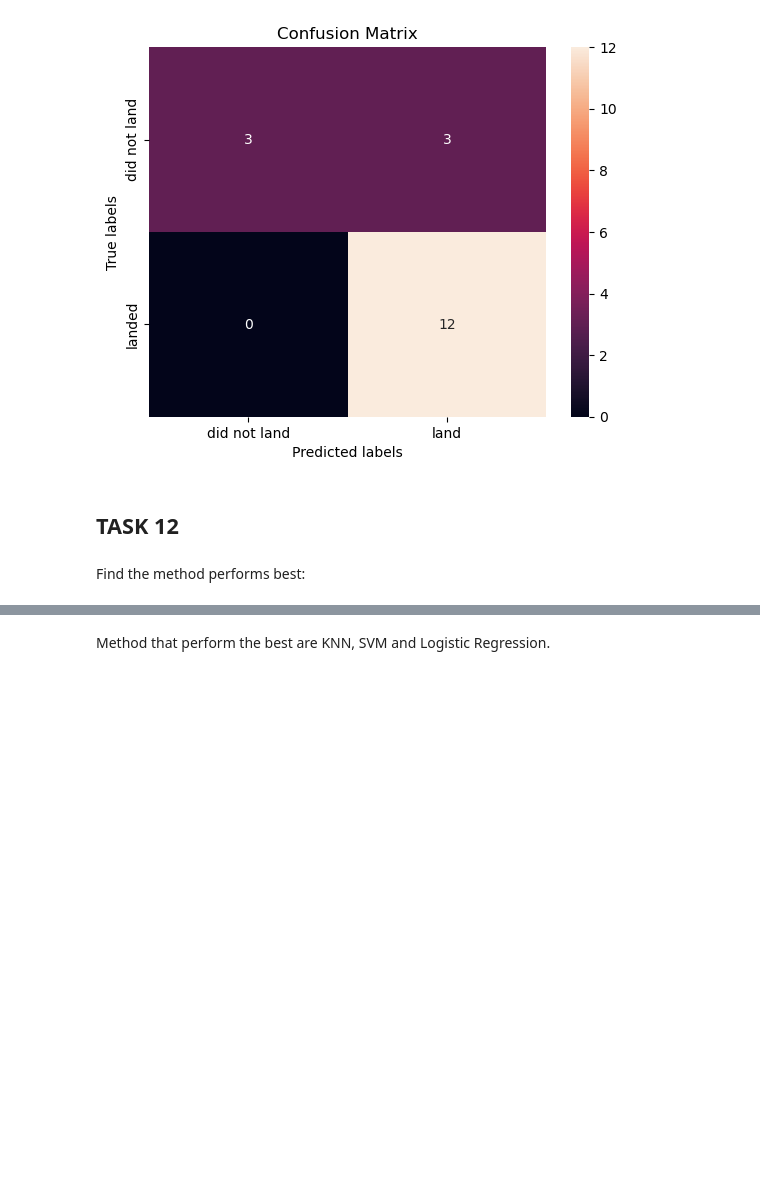
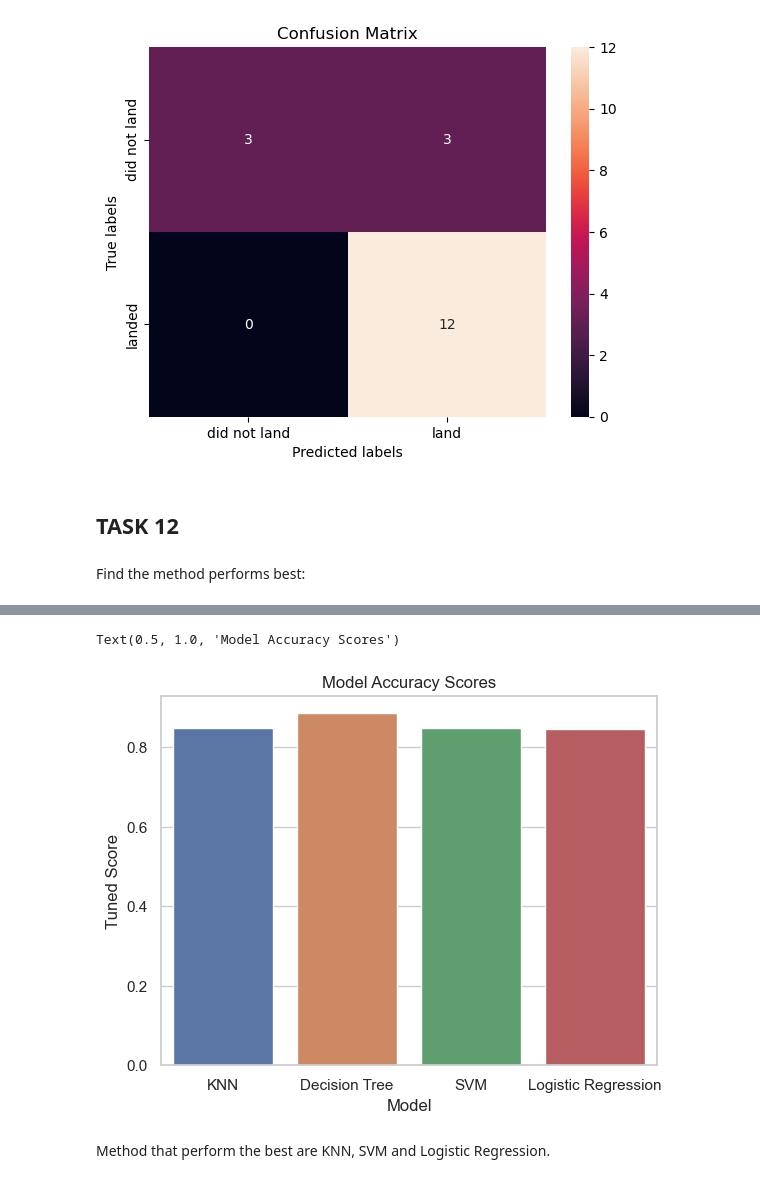
Before and after one commit to HazmanNaim/IBM-Data-Science-Professional-Certificate, a Jupyter notebook: 10. Applied Data Science Capstone/Module 4/1-Machine_Learning_Prediction_Part_5.jupyterlite.ipynb, the cells around one changed output, grey strips where cells are left out. Drawn from its saved outputs; the diff is of its cells as text; code cells hidden in the pictures; blank space fills up the shorter version.

```diff
--- a/10. Applied Data Science Capstone/Module 4/1-Machine_Learning_Prediction_Part_5.jupyterlite.ipynb
+++ b/10. Applied Data Science Capstone/Module 4/1-Machine_Learning_Prediction_Part_5.jupyterlite.ipynb
@@ -366,0 +357,15 @@ print(logreg_cv.score(X_test, Y_test))
+# %%
+knn_score = knn_cv.score(X_test, Y_test)
+tree_score = tree_cv.score(X_test, Y_test)
+svm_score = svm_cv.score(X_test, Y_test)
+logreg_score = logreg_cv.score(X_test, Y_test)
+
+# Create a dictionary with the scores
+data = {'Model': ['KNN', 'Decision Tree', 'SVM', 'Logistic Regression'],
+        'Accuracy Score': [knn_score, tree_score, svm_score, logreg_score],
+        'Tuned Score': [knn_cv.best_score_, tree_cv.best_score_, svm_cv.best_score_, logreg_cv.best_score_]}
+# Create a dataframe from the dictionary
+df = pd.DataFrame(data)
+
+# Display the dataframe
+df
@@ -367,2 +378,14 @@ print(logreg_cv.score(X_test, Y_test))
+# %%
+# Set the style for the plot
+sns.set(style="whitegrid")
+
+# Create a bar plot
+ax = sns.barplot(x="Model", y="Tuned Score", data=df)
+
+# Set the title for the plot
+ax.set_title('Model Accuracy Scores')
+# %% [output]
+Text(0.5, 1.0, 'Model Accuracy Scores')
+[figure, added]
 # %% [markdown]
 Method that perform the best are KNN, SVM and Logistic Regression.
```
Also changed, not shown: parts of 5 cells of this notebook.
